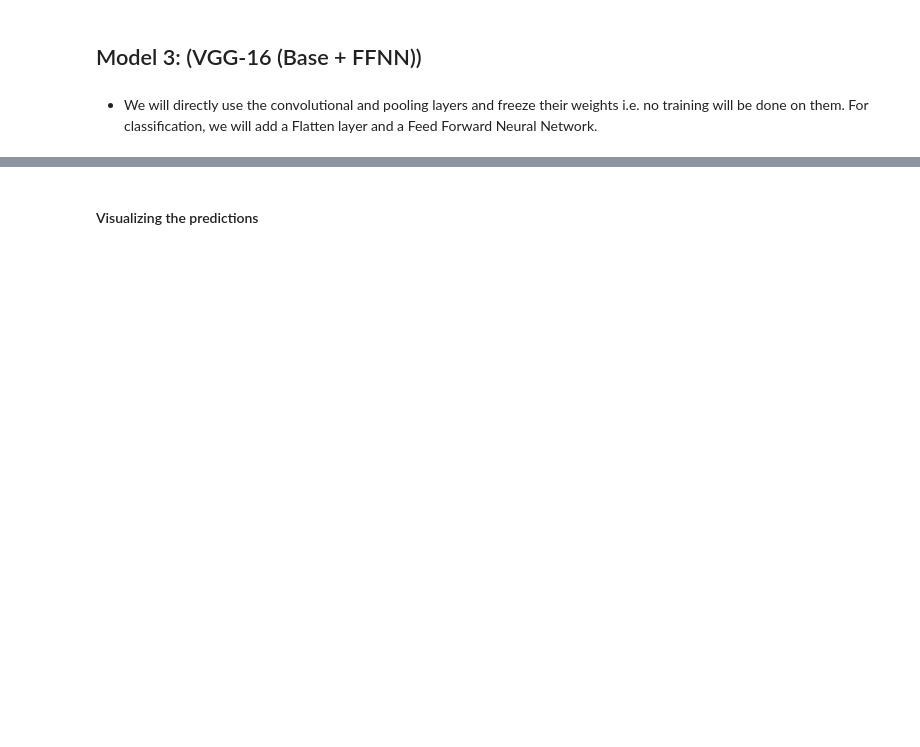
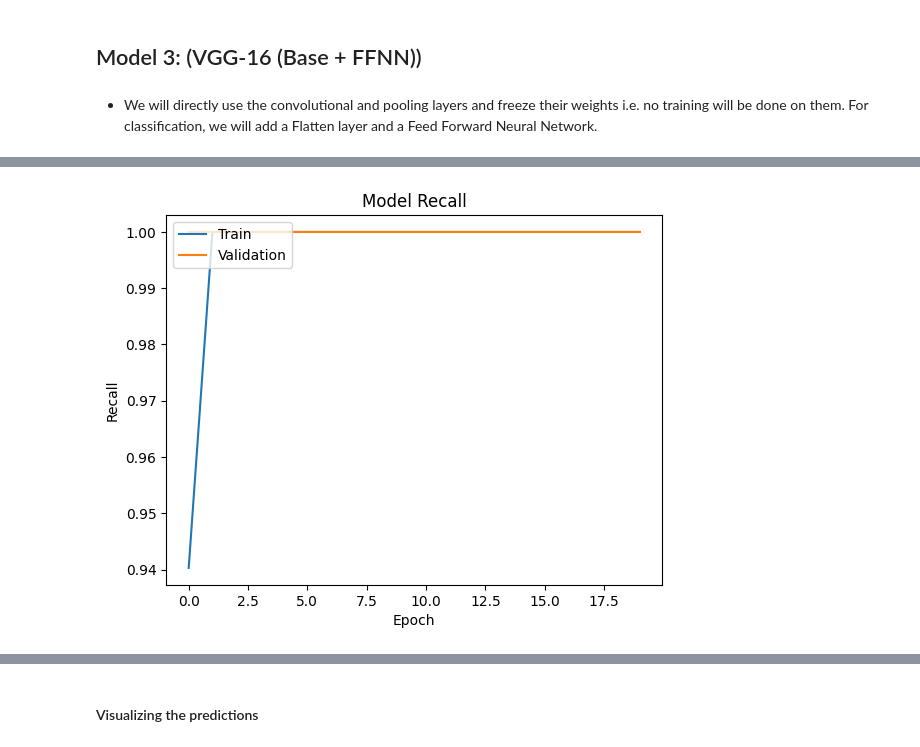
Before and after one commit to tinkle21/CNN-ImageClassification, a Jupyter notebook: HelmNet_Low_Code-1.ipynb, the cells around one changed output, grey strips where cells are left out. Drawn from its saved outputs; the diff is of its cells as text; code cells hidden in the pictures; blank space fills up the shorter version.

```diff
--- a/HelmNet_Low_Code-1.ipynb
+++ b/HelmNet_Low_Code-1.ipynb
@@ -643,17 +679,17 @@ model_3.add(vgg_model)
 model_3.add(Flatten())
 
 #Adding the Feed Forward neural network
-model_3.add(Dense(_____,activation='_____')) #Complete the code to define the number of neurons and the activation function
-model_3.add(Dropout(rate=_____)) #Complete the code to define the dropout rate
-model_3.add(Dense(_____,activation='_____')) #Complete the code to define the number of neurons and the activation function
+model_3.add(Dense(256,activation='relu')) #Complete the code to define the number of neurons and the activation function
+model_3.add(Dropout(rate=0.4)) #Complete the code to define the dropout rate
+model_3.add(Dense(32,activation='relu')) #Complete the code to define the number of neurons and the activation function
 
 # Adding a dense output layer
-model_3.add(Dense(_____, activation='_____')) #Complete the code to define the number of neurons in the output layer and the activation function
+model_3.add(Dense(1, activation='sigmoid')) #Complete the code to define the number of neurons in the output layer and the actiavtion function
 # %%
-opt = Adam(learning_rate=_____) #Complete the code to define the learning rate
+opt = Adam(learning_rate=1e-4) #Complete the code to define the learning rate
 # %%
 # Compile model
-model_3.compile(optimizer=opt,loss=keras.losses.BinaryCrossentropy(), metrics=["_____"]) #Complete the code to define the metrics
+model_3.compile(optimizer=opt,loss=keras.losses.BinaryCrossentropy(), metrics=["recall"]) #Complete the code to define the metrics
 # %%
 # Generating the summary of the model
 model_3.summary()
@@ -660,9 +716,9 @@ model_3.summary()
 # %%
 history_3 = model_3.fit(train_datagen.flow(X_train_normalized,y_train,
-                                       batch_size=_____, #Complete the code to define the batch size
+                                       batch_size=32, #Complete the code to define the batch size
                                        seed=42,
                                        shuffle=False),
-                    epochs=____, #Complete the code to define the number of epochs
+                    epochs=20, #Complete the code to define the number of epochs
                     steps_per_epoch=X_train_normalized.shape[0] // batch_size,
                     validation_data=(X_val_normalized,y_val),
                     verbose=1)
@@ -669,11 +743,13 @@ history_3 = model_3.fit(train_datagen.flow(X_train_normalized,y_train,
 # %%
-plt.plot(history_2.history['_____']) #Complete the code to plot the train metrics
-plt.plot(history_2.history['_____']) #Complete the code to plot the validation data metrics
-plt.title('_____') #Complete the code to define the title for the plot
-plt.ylabel('_____') #Complete the code to define the label for the y-axis
-plt.xlabel('_____') #Complete the code to define the label for the x-axis
+plt.plot(history_3.history['recall']) #Complete the code to plot the train metrics
+plt.plot(history_3.history['val_recall']) #Complete the code to plot the validation data metrics
+plt.title('Model Recall') #Complete the code to define the title for the plot
+plt.ylabel('Recall') #Complete the code to define the label for the y-axis
+plt.xlabel('Epoch') #Complete the code to define the label for the x-axis
 plt.legend(['Train', 'Validation'], loc='upper left')
 plt.show()
+# %% [output]
+[figure, added]
 # %%
 model_3_train_perf = model_performance_classification(model_3, X_train_normalized,y_train)
 
```
Also changed, not shown: parts of 45 cells of this notebook.
